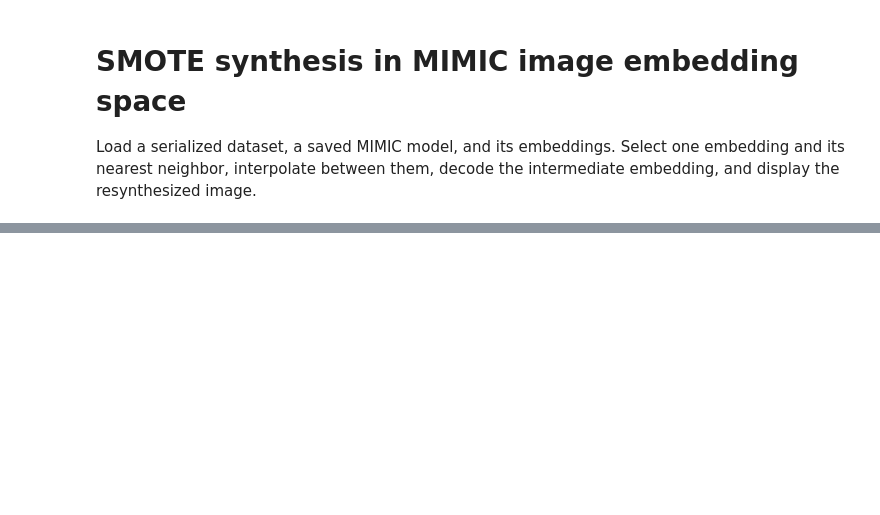
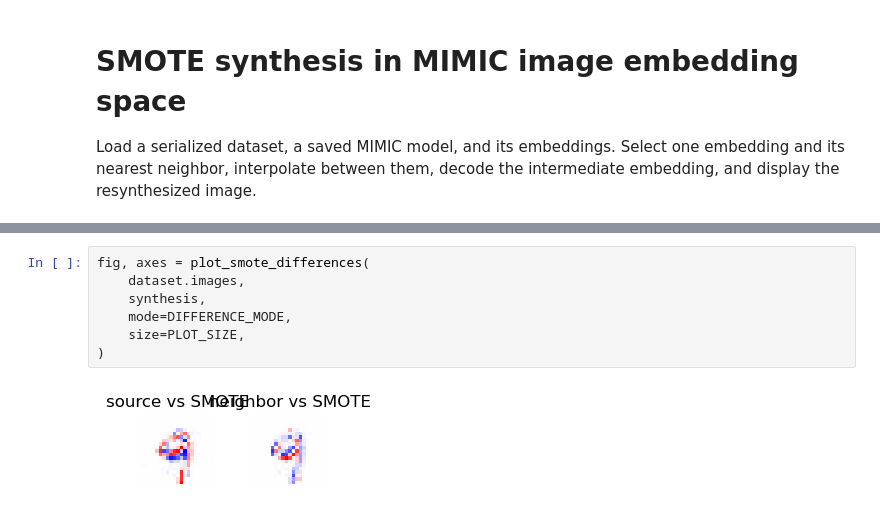
Before and after one commit to fabriziocosta/MIMIC, a Jupyter notebook: vision/notebooks/04_smote_embedding_synthesis.ipynb, the cells around one changed output, grey strips where cells are left out. Cells and saved outputs as stored; diff of their text form; blank space fills up the shorter version.

```diff
--- a/vision/notebooks/04_smote_embedding_synthesis.ipynb
+++ b/vision/notebooks/04_smote_embedding_synthesis.ipynb
@@ -97,0 +106,9 @@ fig, axes = plot_smote_synthesis(
+# %%
+fig, axes = plot_smote_differences(
+    dataset.images,
+    synthesis,
+    mode=DIFFERENCE_MODE,
+    size=PLOT_SIZE,
+)
+# %% [output]
+[figure, added]
```
Also changed, not shown: parts of 7 cells of this notebook, 7 other files.
